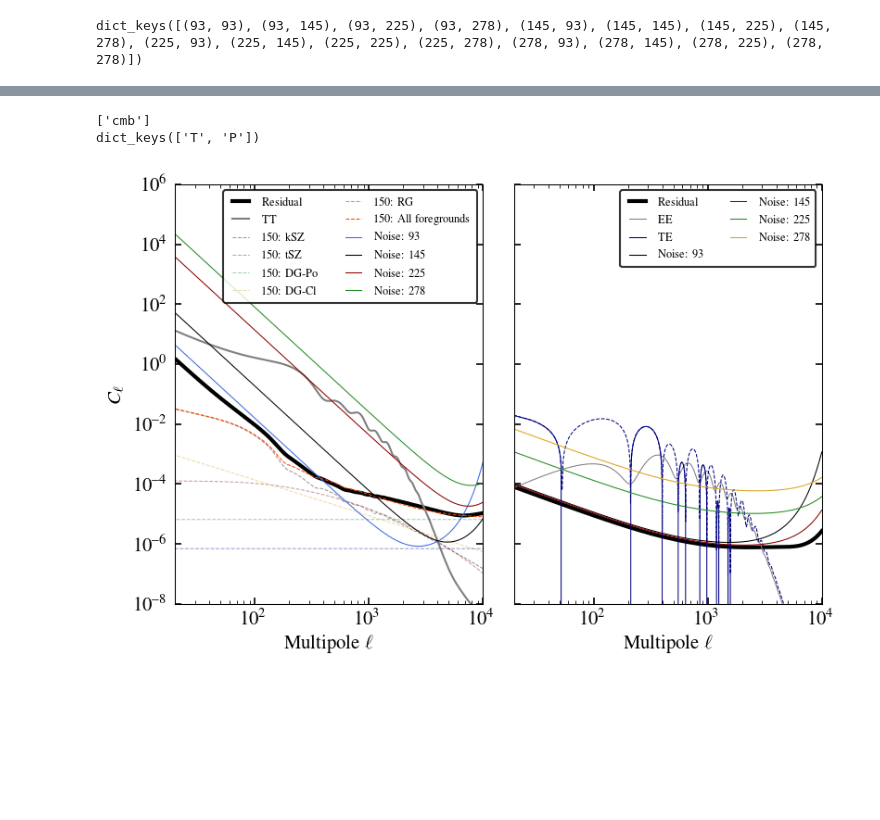
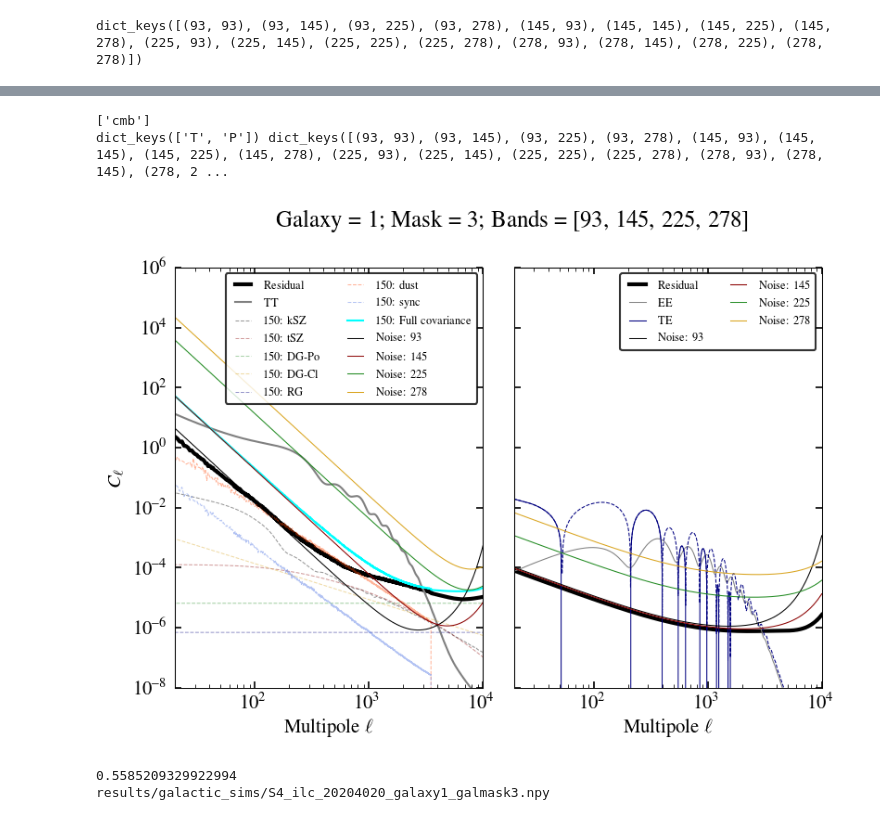
Before and after one commit to sriniraghunathan/ilc, a Jupyter notebook: DRAFT/get_ilc_residuals_withcorrnoise_withgalplusplanckmasks_0.2.ipynb, the cells around one changed output, grey strips where cells are left out. Saved outputs shown, nothing was run; the diff lists cells and outputs as text; code cells hidden in the pictures; blank space fills up the shorter version.

Commit message:
DRAFT: gal. dust + sync

```diff
--- a/DRAFT/get_ilc_residuals_withcorrnoise_withgalplusplanckmasks_0.2.ipynb
+++ b/DRAFT/get_ilc_residuals_withcorrnoise_withgalplusplanckmasks_0.2.ipynb
@@ -79,6 +93,8 @@ print(elkneearr_T)
 # read and store param dict
 param_dict = misc.fn_get_param_dict(paramfile)
 el = np.arange(param_dict['lmax'])
+include_gal = param_dict['include_gal'] ##1
+which_gal_mask = param_dict['which_gal_mask']
 # %%
 #collect beam and noise into a dic; elknee and alpha into a dic
 beam_noise_dic = {}
@@ -120,3 +136,11 @@ for TP in TParr:
 print(nl_dic['T'].keys())
 # %% [output]
 dict_keys([(93, 93), (93, 145), (93, 225), (93, 278), (145, 93), (145, 145), (145, 225), (145, 278), (225, 93), (225, 145), (225, 225), (225, 278), (278, 93), (278, 145), (278, 225), (278, 278)])
+# %%
+#get beams
+bl_dic = misc.get_beam_dic(freqarr, beam_noise_dic['T'], param_dict['lmax'])
+print(bl_dic.keys())
+if (1):
+    for freq in freqarr:
+        plot(bl_dic[freq], label = freq)
+    legend(loc = 1)
@@ -130,10 +157,13 @@ except:
 ignore_fg.append(final_comp.lower()) #the required component need not go into the covariance matrix.
 print(ignore_fg)
 
+#freqarr = [93]
+#param_dict['which_gal_mask'] = 0
 cl_dic = {}
 for TP in TParr:
     if TP == 'T':
-        el, cl_dic[TP] = ilc.get_analytic_covariance(param_dict, freqarr, nl_dic = nl_dic['T'], ignore_fg = ignore_fg)
+        el, cl_dic[TP] = ilc.get_analytic_covariance(param_dict, freqarr, \
+                nl_dic = nl_dic['T'], ignore_fg = ignore_fg, include_gal = include_gal, bl_dic = bl_dic)
     elif TP == 'P':
         el, cl_dic[TP] = ilc.get_analytic_covariance\
                     (param_dict, freqarr, nl_dic = nl_dic['P'], ignore_fg = ignore_fg, pol = 1, \
@@ -141,19 +171,25 @@ for TP in TParr:
                     pol_frac_per_cent_radio = param_dict['pol_frac_per_cent_radio'], \
                     pol_frac_per_cent_tsz = param_dict['pol_frac_per_cent_tsz'], \
                     pol_frac_per_cent_ksz = param_dict['pol_frac_per_cent_ksz'], \
-                    )
-print(cl_dic.keys())
+                    include_gal = include_gal, bl_dic = bl_dic)
+print(cl_dic.keys(), cl_dic['T'].keys())
 # %% [output]
 ['cmb']
-dict_keys(['T', 'P'])
+dict_keys(['T', 'P']) dict_keys([(93, 93), (93, 145), (93, 225), (93, 278), (145, 93), (145, 145), (145, 225), (145, 278), (225, 93), (225, 145), (225, 225), (225, 278), (278, 93), (278, 145), (278, 2 ...
 # %%
 #get the residual power now
 cl_residual = {}
 for TP in TParr:
     cl_residual[TP] = ilc.residual_power(param_dict, freqarr, el, cl_dic[TP], final_comp = final_comp, freqcalib_fac = freqcalib_fac)
+# %%
+#plot and results file name
+opfname = 'results/galactic_sims/S4_ilc_20204020_galaxy%s.npy' %(include_gal)
+if include_gal:
+    opfname = opfname.replace('.npy', '_galmask%s.npy' %(which_gal_mask))
+plname = opfname.replace('.npy', '.png').replace('S4_ilc', 'plot_S4_ilc')
 # %%
 freq0, lmax = param_dict['freq0'], param_dict['lmax']
-foregrounds_to_plot = ['kSZ', 'tSZ', 'DG-Po', 'DG-Cl', 'RG']
+foregrounds_to_plot = ['kSZ', 'tSZ', 'DG-Po', 'DG-Cl', 'RG', 'dust', 'sync']
 
 
 #CAMB output for plotting
@@ -165,44 +201,62 @@ cl_camb = ( Tcmb**2. * dl_camb * 2 * np.pi ) / ( el_camb[:,None] * (el_camb[:,No
 cl_camb *= 1e12
 cl_TT, cl_EE, cl_BB, cl_TE = cl_camb.T
 
 
 clf();
 subplots_adjust(wspace=0.1)
 for cntr, TP in enumerate( TParr ):
     ax = subplot(1,2,cntr+1, xscale = 'log', yscale = 'log')
     plot(el, cl_residual[TP], 'black', lw = 2., label = r'Residual')
     if TP == 'T':
         plot(el_camb, cl_TT, 'gray', lw = 1., label = r'TT')
         cl_fg = np.zeros(len(el))
         for curr_fg in foregrounds_to_plot:
-            el_, cl_curr_fg = fg.get_foreground_power_spt(curr_fg, freq1 = freq0, lmax = lmax)
+            if curr_fg == 'dust':
+                el, cl_curr_fg = fg.get_cl_galactic(param_dict, 'dust', 145, 145, 'TT', bl_dic = bl_dic, el = el)
+            elif curr_fg == 'sync':
+                el, cl_curr_fg = fg.get_cl_galactic(param_dict, 'sync', 145, 145, 'TT', bl_dic = bl_dic, el = el)
+            else:
+                el_, cl_curr_fg = fg.get_foreground_power_spt(curr_fg, freq1 = freq0, lmax = lmax)
             plot(el, cl_curr_fg, lw = 0.5, ls = '--', label = r'150: %s' %(curr_fg), alpha = 0.4)
             cl_fg += cl_curr_fg
-        plot(el, cl_fg, lw = 0.5, ls = '--', label = r'150: All foregrounds', alpha = 1.)
+        #plot(el, cl_fg, lw = 0.5, ls = '--', label = r'150: All foregrounds', alpha = 1.)
+        plot(el, cl_dic['T'][(145,145)], color = 'cyan', lw = 1., ls = '-', label = r'150: Full covariance', alpha = 1.)
     elif TP == 'P':
         plot(el_camb, cl_EE, 'gray', lw = 0.5, label = r'EE')
         plot(el_camb, cl_TE, 'navy', ls = '-', lw = 0.5, label = r'TE')
         plot(el_camb, abs( cl_TE ), 'navy', ls = '--', lw = 0.5)
     for freq in freqarr:
         plot(el, nl_dic[TP][(freq, freq)], lw = 0.5, ls = '-', label = r'Noise: %s' %(freq))#, alpha = 0.5)
     legend(loc=1, fancybox=1, ncol = 2, fontsize = 6);
     xlim(20,lmax);ylim(1e-8,1e6);
     xlabel(r'Multipole $\ell$')
     if cntr == 0:
         ylabel(r'$C_{\ell}$')
     else:
         setp(ax.get_yticklabels(which = 'both'), visible=False)
+#tit = 'Galaxy = %s; Mask = %s; Bands = %s' %(include_gal, param_dict['which_gal_mask'], str(freqarr))
+tit = 'Galaxy = %s; Mask = %s; Bands = %s' %(include_gal, param_dict['which_gal_mask'], str(freqarr))
+suptitle(r'%s' %tit, x = 0.53)
+savefig(plname)
 show()
 # %% [output]
-[figure, old version]
+[figure, new version]
 # %%
-opfname = 'results/S4_ilc_20204015.npy'
+galdustsims_cl = np.load(param_dict['cl_gal_dic_dust_fname'], allow_pickle=1, encoding = 'latin1').item()
+fsky_val = galdustsims_cl['fsky_arr'][param_dict['which_gal_mask']]
+print(fsky_val)
 opdic = {}
 opdic['el'] = el
 opdic['cl_residual'] = cl_residual
 opdic['freqcalib_fac'] = freqcalib_fac
 opdic['param_dict'] = param_dict
+opdic['fsky_val'] = fsky_val
+opdic['which_gal_mask'] = which_gal_mask
 #opdic['nl_dic'] = nl_dic
 opdic['beam_noise_dic'] = beam_noise_dic
 opdic['elknee_dic'] = elknee_dic
-####np.save(opfname, opdic)
+np.save(opfname, opdic)
+print(opfname)
+# %% [output]
+0.5585209329922994
+results/galactic_sims/S4_ilc_20204020_galaxy1_galmask3.npy
```
Also changed, not shown: parts of 2 cells of this notebook, 2 other files.
